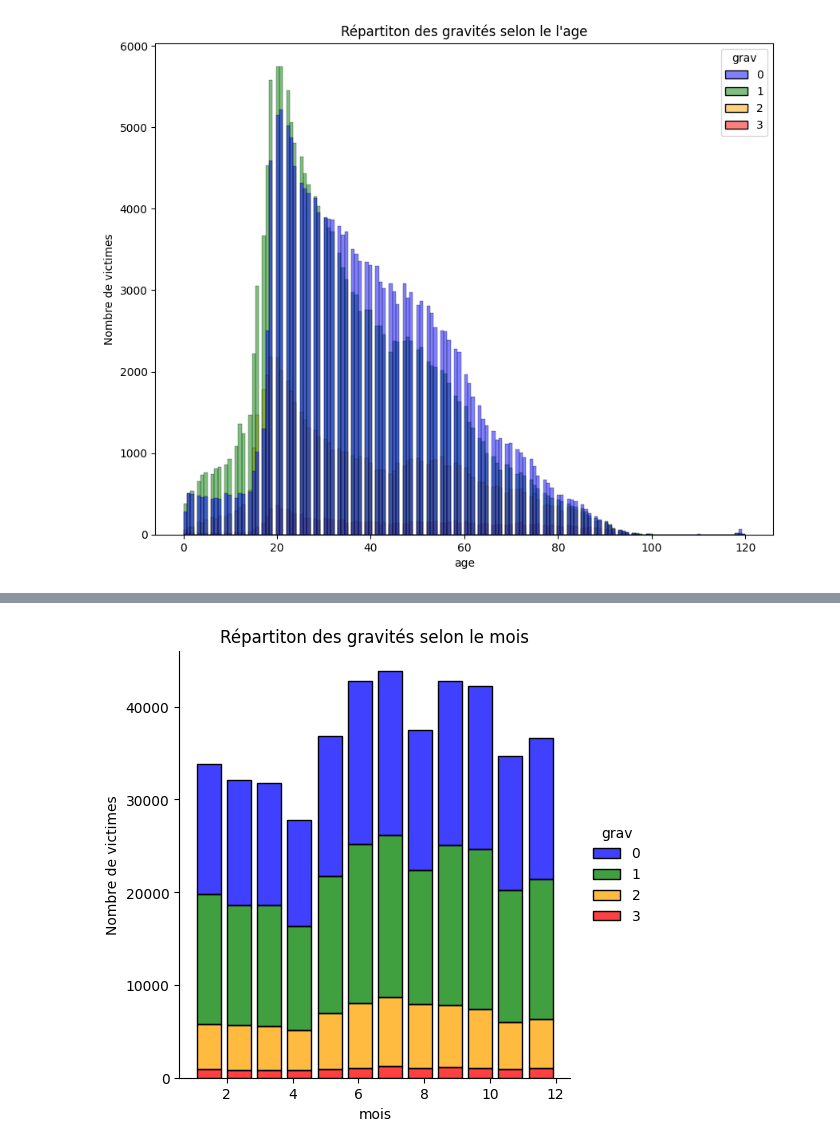
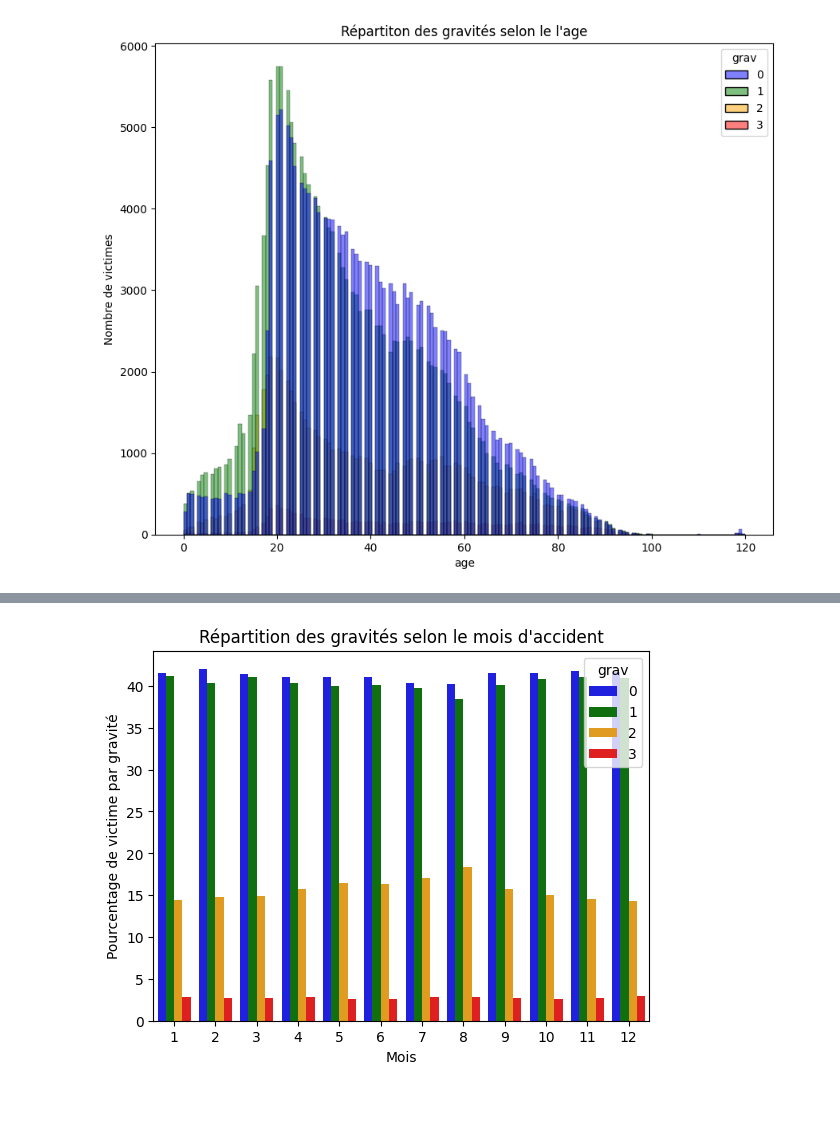
Before and after one commit to karatruc/Streamlit, a Jupyter notebook: Notebooks/Preprocessing/1.Preprocessing.ipynb, the cells around one changed output, grey strips where cells are left out. Cells and saved outputs as stored; diff of their text form; code cells hidden in the pictures; blank space fills up the shorter version.

```diff
--- a/Notebooks/Preprocessing/1.Preprocessing.ipynb
+++ b/Notebooks/Preprocessing/1.Preprocessing.ipynb
@@ -259,16 +220,8 @@ plt.title('Répartiton des gravités selon le l\'age');
 [figure]
 # %%
 #création de classes d'ages à la place de la variable numérique age
-bins = [0,10,18,25,45,65,999]
+bins = [0,9,17,24,44,64,999]
 labels=[0,1,2,3,4,5]
 df['classe_age'] = pd.cut(df['age'], bins=bins, labels=labels, include_lowest=True)
 # %%
 df = df.drop('age', axis = 1)
-# %%
-sns.color_palette("Paired")
-palette = ['blue','green', 'orange','red']
-
-sns.displot(data=df, x='classe_age',  hue='grav', palette=palette, multiple='stack', bins = 6, shrink=.8, stat='density')
-plt.ylabel('Nombre de victimes')
-plt.xlabel('Classe d\'age')
-plt.title('Répartiton des gravités selon la classe d\'age');
@@ -277,10 +237,9 @@ plt.title('Répartiton des gravités selon la classe d\'age');
 # %%
-
-sns.color_palette("Paired")
-palette = ['blue','green', 'orange','red']
-
-sns.displot(data=df.sort_values(by='mois'), x='mois',  hue='grav', palette=palette, multiple='stack', bins = 12, shrink=.8)
-plt.ylabel('Nombre de victimes')
-plt.title('Répartiton des gravités selon le mois');
+df_mois = (df.groupby(['mois','grav'],observed=True).size()*100 / df.groupby('mois', observed=False).size()).reset_index(name='percent')
+sns.barplot(data = df_mois, x='mois', y='percent', hue='grav', palette = palette)
+plt.xlabel('Mois')
+plt.ylabel('Pourcentage de victime par gravité')
+plt.title('Répartition des gravités selon le mois d\'accident');
+#plt.xticks(ticks = range(0,6),labels = ['0-9','10-17','18-24','25-44','45-64','+65']);
 # %% [output]
-[figure, old version]
+[figure, new version]
```
Also changed, not shown: parts of 7 cells of this notebook, 12 other files.
